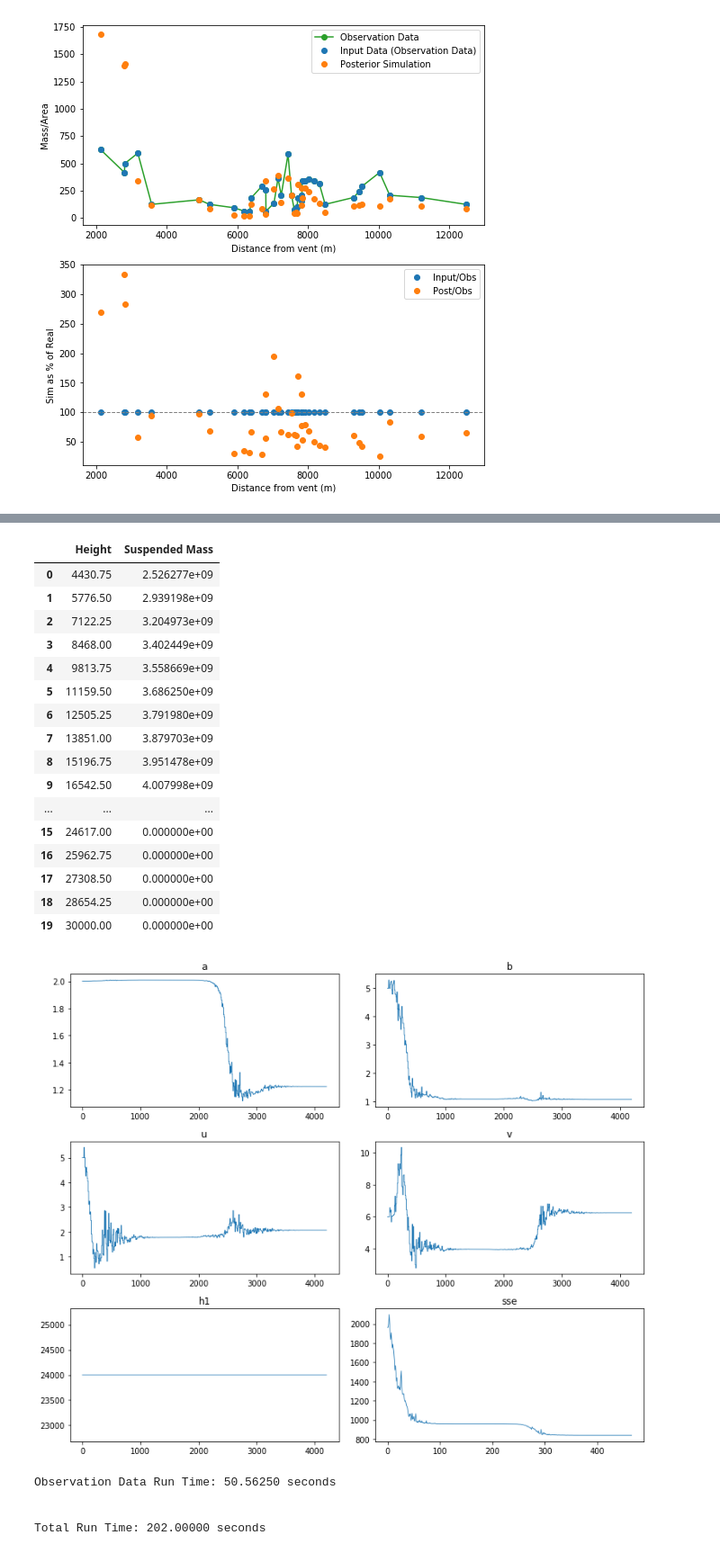
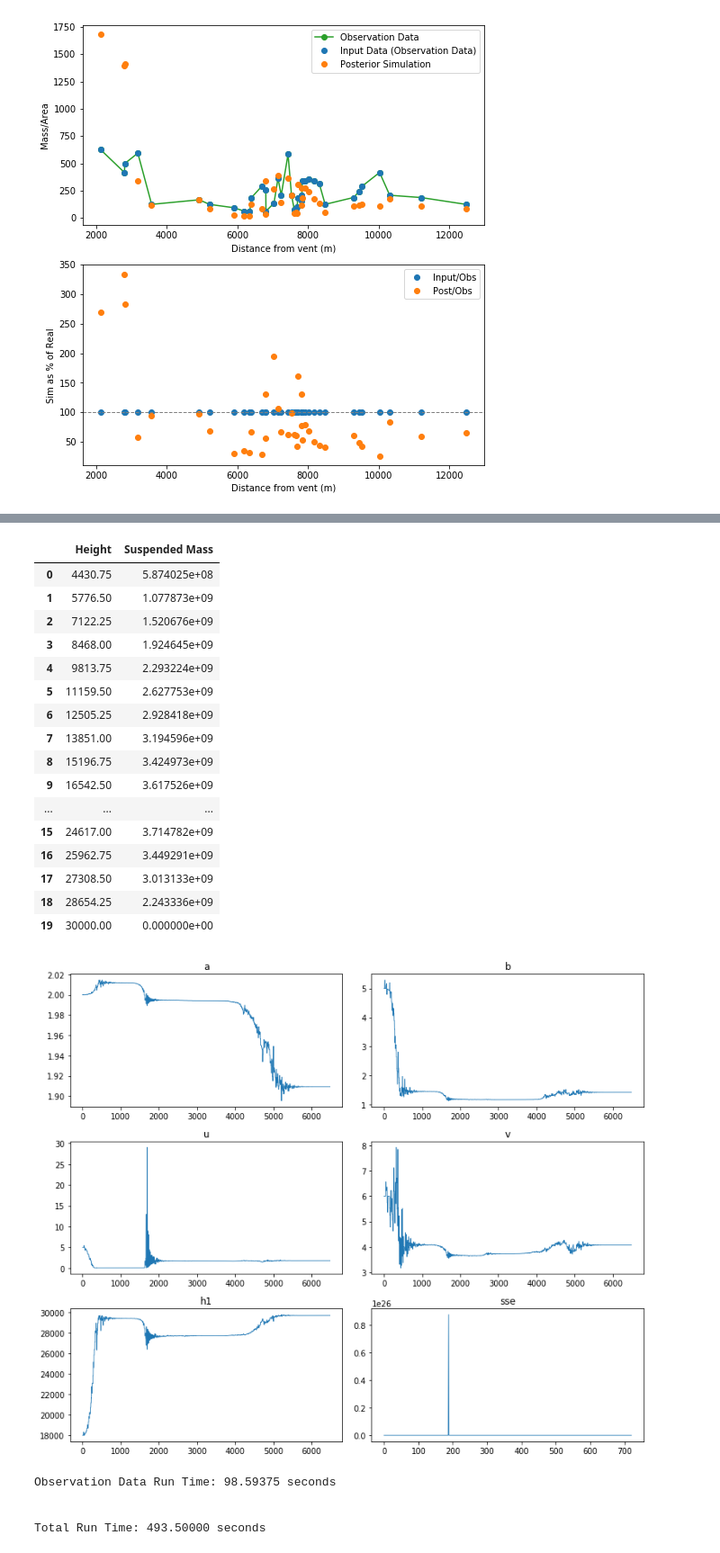
Before and after one commit to nmostert/inversion_project, a Jupyter notebook: Colima_Inversion_Examples.ipynb, the cells around one changed output, grey strips where cells are left out. Shown at 90% size. Saved outputs shown, nothing was run; the diff lists cells and outputs as text; code cells hidden in the pictures.

```diff
--- a/Colima_Inversion_Examples.ipynb
+++ b/Colima_Inversion_Examples.ipynb
@@ -348,13 +348,13 @@ plt.show()
 priors_vals = {
     "a": 1.1,
     "b": 1.5,
-    "h1": 24000
+    "h1": 18000
 }
 
 invert_params = {
     "a" : True,
     "b" : True,
-    "h1" : False
+    "h1" : True
 }
 
 H = 30000
@@ -615,7 +615,7 @@ for name, params, mass, in_data in zip(names, params_list, inverted_masses_list,
 priors_vals = {
     "a": 2,
     "b": 5,
-    "h1": 24000,
+    "h1": 18000,
     "u": 5,
     "v": 6
 }
@@ -623,7 +623,7 @@ priors_vals = {
 invert_params = {
     "a" : True,
     "b" : True,
-    "h1" : False,
+    "h1" : True,
     "u": True,
     "v": True
 }
@@ -792,25 +792,25 @@ SSE: 840.0771923039114
 |  | Height | Suspended Mass |
-| 0 | 4430.75 | 2.526277e+09 |
-| 1 | 5776.50 | 2.939198e+09 |
-| 2 | 7122.25 | 3.204973e+09 |
-| 3 | 8468.00 | 3.402449e+09 |
-| 4 | 9813.75 | 3.558669e+09 |
-| 5 | 11159.50 | 3.686250e+09 |
-| 6 | 12505.25 | 3.791980e+09 |
-| 7 | 13851.00 | 3.879703e+09 |
-| 8 | 15196.75 | 3.951478e+09 |
-| 9 | 16542.50 | 4.007998e+09 |
+| 0 | 4430.75 | 5.874025e+08 |
+| 1 | 5776.50 | 1.077873e+09 |
+| 2 | 7122.25 | 1.520676e+09 |
+| 3 | 8468.00 | 1.924645e+09 |
+| 4 | 9813.75 | 2.293224e+09 |
+| 5 | 11159.50 | 2.627753e+09 |
+| 6 | 12505.25 | 2.928418e+09 |
+| 7 | 13851.00 | 3.194596e+09 |
+| 8 | 15196.75 | 3.424973e+09 |
+| 9 | 16542.50 | 3.617526e+09 |
 | ... | ... | ... |
-| 15 | 24617.00 | 0.000000e+00 |
-| 16 | 25962.75 | 0.000000e+00 |
-| 17 | 27308.50 | 0.000000e+00 |
-| 18 | 28654.25 | 0.000000e+00 |
+| 15 | 24617.00 | 3.714782e+09 |
+| 16 | 25962.75 | 3.449291e+09 |
+| 17 | 27308.50 | 3.013133e+09 |
+| 18 | 28654.25 | 2.243336e+09 |
 | 19 | 30000.00 | 0.000000e+00 |
-[figure, old version]
+[figure, new version]
-Observation Data Run Time: 50.56250 seconds
+Observation Data Run Time: 98.59375 seconds
 
 
-Total Run Time: 202.00000 seconds
+Total Run Time: 493.50000 seconds
 # %%
 fig, ax1 = plt.subplots(1,1, figsize=(
     8, 6), facecolor='w', edgecolor='k')
```
Also changed, not shown: parts of 6 cells of this notebook, 3 other files.
